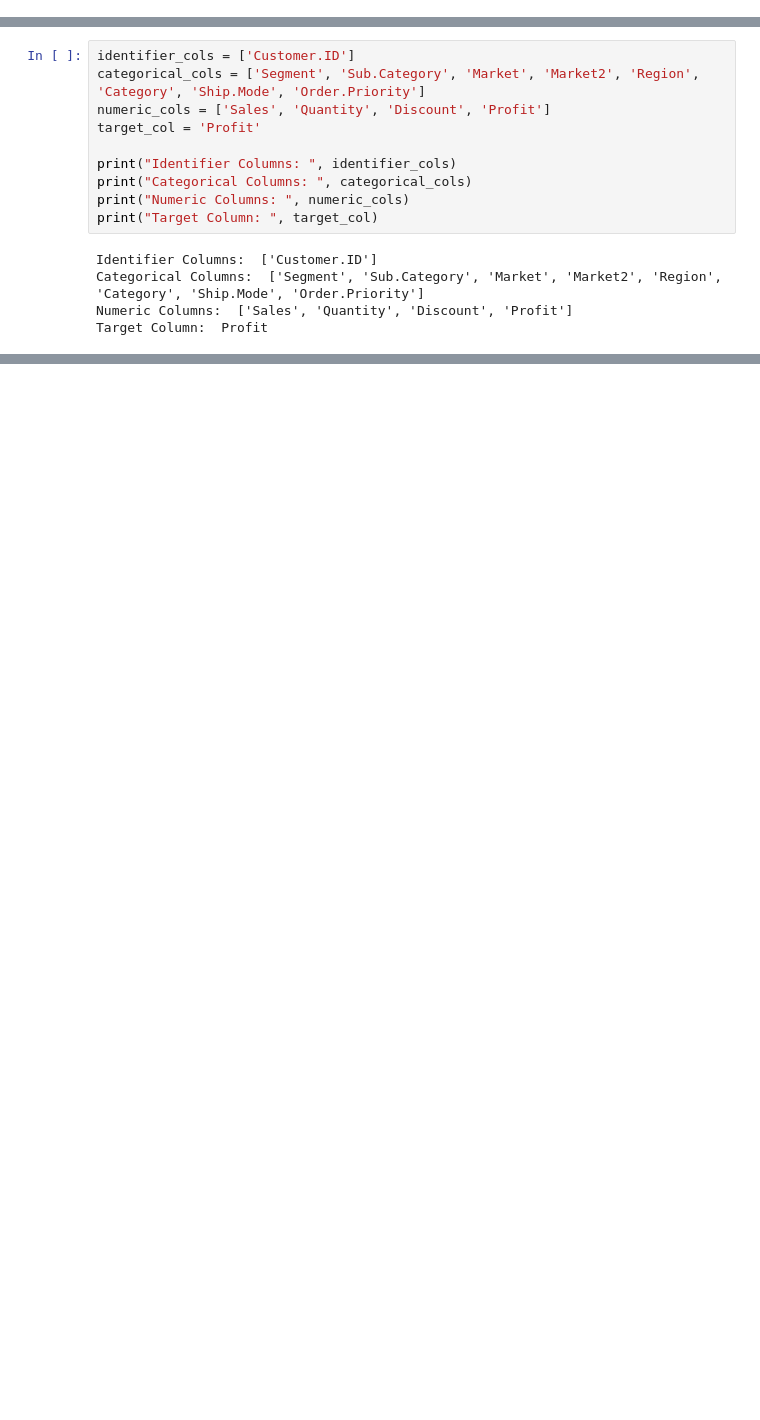
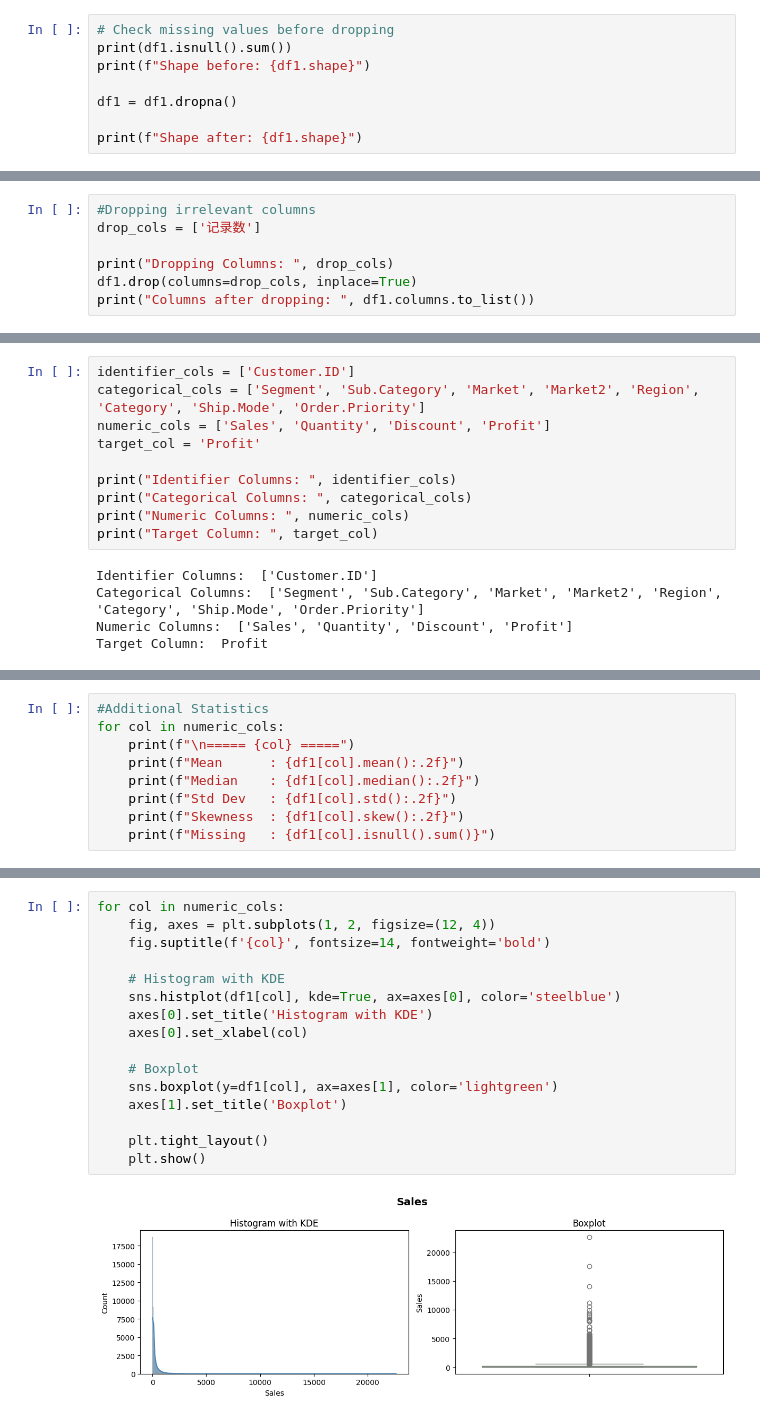
Before and after one commit to nayan-letscreate/HV-Projects, a Jupyter notebook: Graded Assignment on Exploratory Data Analysis.ipynb, the cells around one changed output, grey strips where cells are left out. Saved outputs shown, nothing was run; the diff lists cells and outputs as text; blank space fills up the shorter version.

```diff
--- a/Graded Assignment on Exploratory Data Analysis.ipynb
+++ b/Graded Assignment on Exploratory Data Analysis.ipynb
@@ -99,0 +137,8 @@ range_check
+# %%
+# Check missing values before dropping
+print(df1.isnull().sum())
+print(f"Shape before: {df1.shape}")
+
+df1 = df1.dropna()
+
+print(f"Shape after: {df1.shape}")
@@ -99,0 +163,7 @@ range_check
+# %%
+#Dropping irrelevant columns
+drop_cols = ['记录数']
+
+print("Dropping Columns: ", drop_cols)
+df1.drop(columns=drop_cols, inplace=True)
+print("Columns after dropping: ", df1.columns.to_list())
@@ -124,0 +210,9 @@ display(summary_stats)
+# %%
+#Additional Statistics
+for col in numeric_cols:
+    print(f"\n===== {col} =====")
+    print(f"Mean      : {df1[col].mean():.2f}")
+    print(f"Median    : {df1[col].median():.2f}")
+    print(f"Std Dev   : {df1[col].std():.2f}")
+    print(f"Skewness  : {df1[col].skew():.2f}")
+    print(f"Missing   : {df1[col].isnull().sum()}")
@@ -124,0 +237,18 @@ display(summary_stats)
+# %%
+for col in numeric_cols:
+    fig, axes = plt.subplots(1, 2, figsize=(12, 4))
+    fig.suptitle(f'{col}', fontsize=14, fontweight='bold')
+
+    # Histogram with KDE
+    sns.histplot(df1[col], kde=True, ax=axes[0], color='steelblue')
+    axes[0].set_title('Histogram with KDE')
+    axes[0].set_xlabel(col)
+
+    # Boxplot
+    sns.boxplot(y=df1[col], ax=axes[1], color='lightgreen')
+    axes[1].set_title('Boxplot')
+
+    plt.tight_layout()
+    plt.show()
+# %% [output]
+[figure, added]
```
Also changed, not shown: parts of 13 cells of this notebook.
